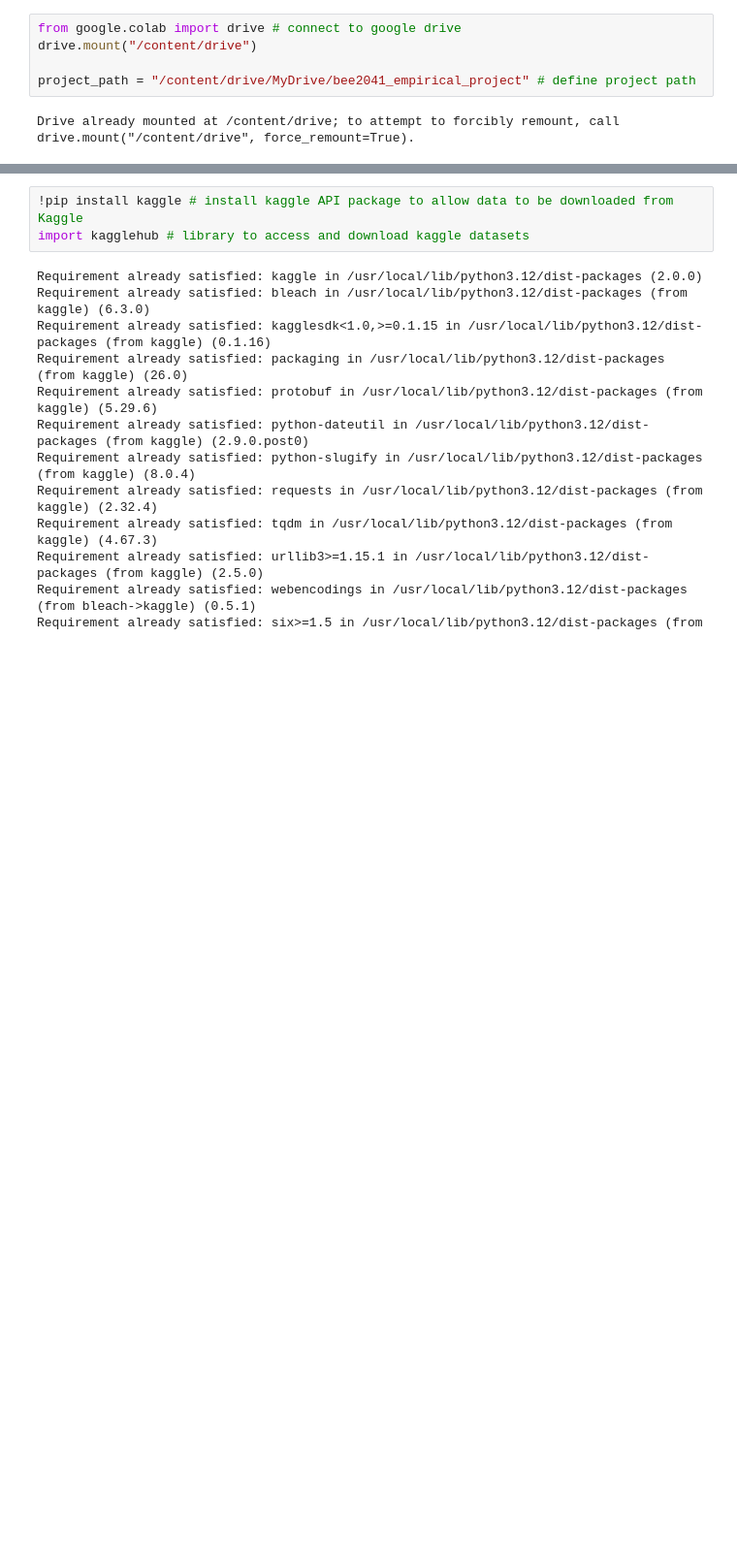
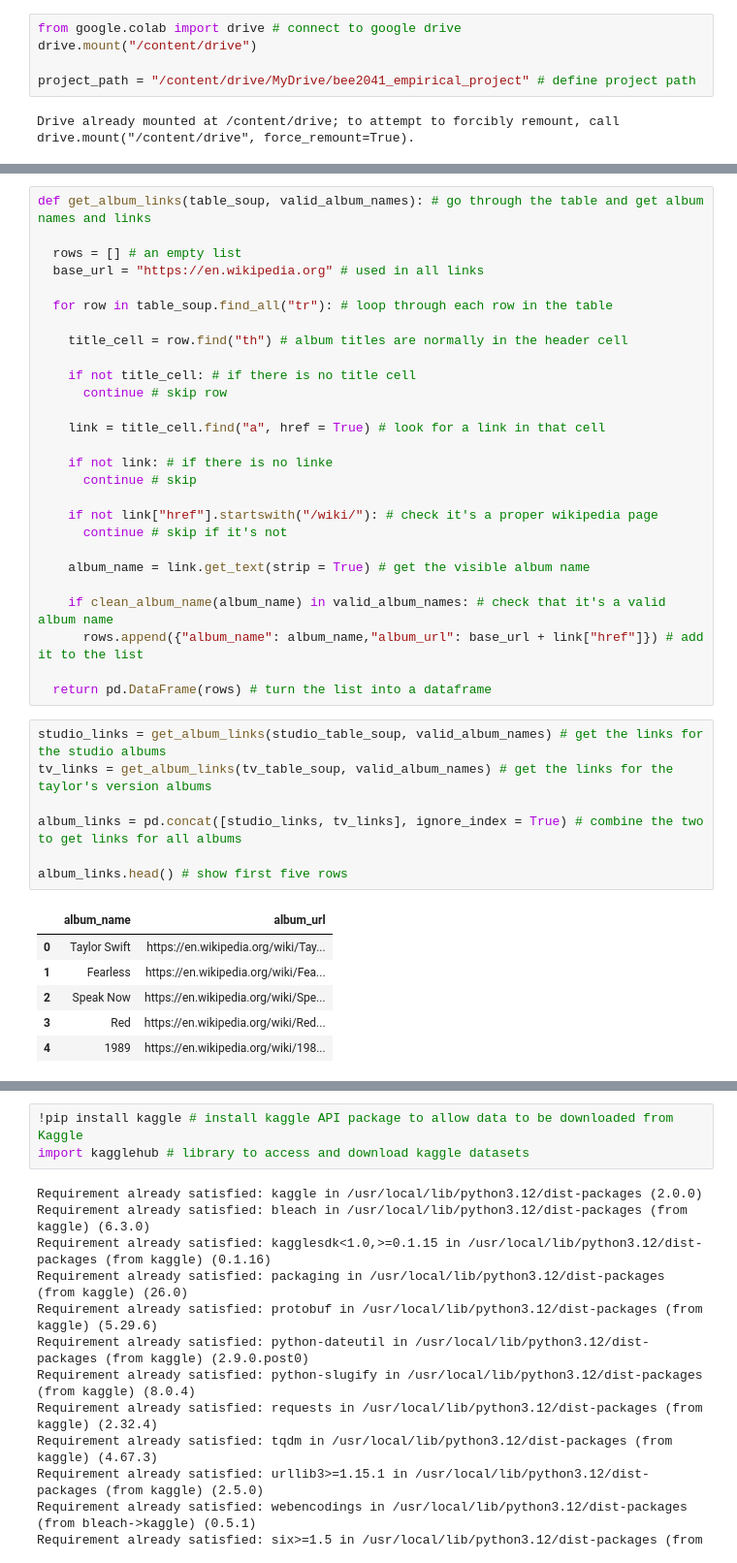
Before and after one commit to haskinse/bee2041_empirical_project, a Jupyter notebook: source_code/01_data_collection.ipynb, the cells around one changed output, grey strips where cells are left out. Shown at 97% size. Cells and saved outputs as stored; diff of their text form; blank space fills up the shorter version.

```diff
--- a/source_code/01_data_collection.ipynb
+++ b/source_code/01_data_collection.ipynb
@@ -51,0 +79,41 @@ wiki_tv_albums.head() # show the first five rows
+# %%
+def get_album_links(table_soup, valid_album_names): # go through the table and get album names and links
+
+  rows = [] # an empty list
+  base_url = "https://en.wikipedia.org" # used in all links
+
+  for row in table_soup.find_all("tr"): # loop through each row in the table
+
+    title_cell = row.find("th") # album titles are normally in the header cell
+
+    if not title_cell: # if there is no title cell
+      continue # skip row
+
+    link = title_cell.find("a", href = True) # look for a link in that cell
+
+    if not link: # if there is no linke
+      continue # skip
+
+    if not link["href"].startswith("/wiki/"): # check it's a proper wikipedia page
+      continue # skip if it's not
+
+    album_name = link.get_text(strip = True) # get the visible album name
+
+    if clean_album_name(album_name) in valid_album_names: # check that it's a valid album name
+      rows.append({"album_name": album_name,"album_url": base_url + link["href"]}) # add it to the list
+
+  return pd.DataFrame(rows) # turn the list into a dataframe
+# %%
+studio_links = get_album_links(studio_table_soup, valid_album_names) # get the links for the studio albums
+tv_links = get_album_links(tv_table_soup, valid_album_names) # get the links for the taylor's version albums
+
+album_links = pd.concat([studio_links, tv_links], ignore_index = True) # combine the two to get links for all albums
+
+album_links.head() # show first five rows
+# %% [output]
+|  | album_name | album_url |
+| 0 | Taylor Swift | https://en.wikipedia.org/wiki/Tay... |
+| 1 | Fearless | https://en.wikipedia.org/wiki/Fea... |
+| 2 | Speak Now | https://en.wikipedia.org/wiki/Spe... |
+| 3 | Red | https://en.wikipedia.org/wiki/Red... |
+| 4 | 1989 | https://en.wikipedia.org/wiki/198... |
```
Also changed, not shown: parts of 16 cells of this notebook.
